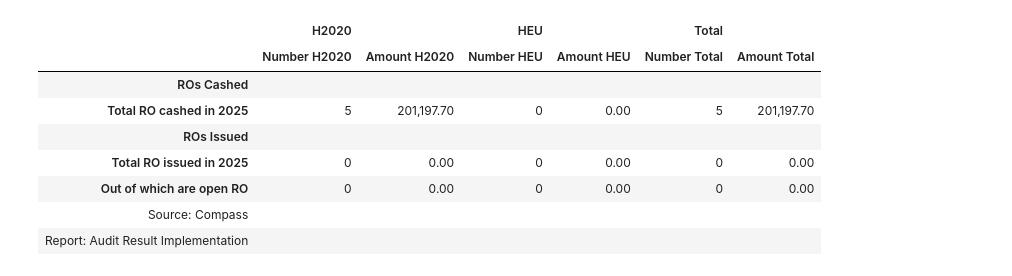
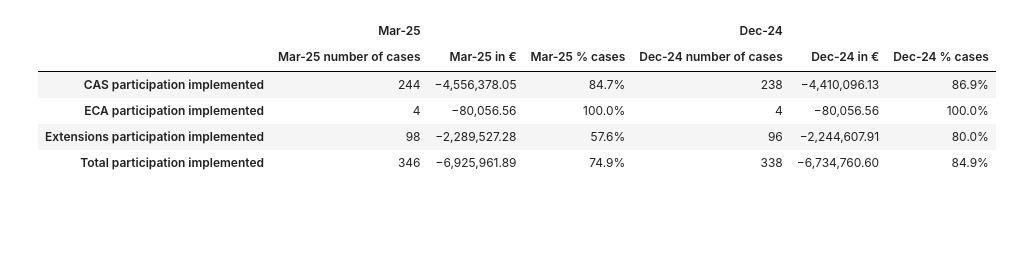
Before and after one commit to vinciliba/QuarterlyReport, a Jupyter notebook: auri.ipynb, the cells around one changed output. Saved outputs shown, nothing was run; the diff lists cells and outputs as text; code cells hidden in the pictures; blank space fills up the shorter version.

```diff
--- a/auri.ipynb
+++ b/auri.ipynb
@@ -1036,15 +935,12 @@ DEBUG:root:Fetched 1676 rows from audit_result_implementation with upload_id 13
 # %%
-tbl6
+tbl5
 # %% [output]
-|  | H2020 |  | HEU |  | Total |  |
-|  | Number H2020 | Amount H2020 | Number HEU | Amount HEU | Number Total | Amount Total |
-| ROs Cashed |  |  |  |  |  |  |
-| Total RO cashed in 2025 | 5 | 201,197.70 | 0 | 0.00 | 5 | 201,197.70 |
-| ROs Issued |  |  |  |  |  |  |
-| Total RO issued in 2025 | 0 | 0.00 | 0 | 0.00 | 0 | 0.00 |
-| Out of which are open RO | 0 | 0.00 | 0 | 0.00 | 0 | 0.00 |
-| Source: Compass |  |  |  |  |  |  |
-| Report: Audit Result Implementation |  |  |  |  |  |  |
+|  | Mar-25 |  |  | Dec-24 |  |  |
+|  | Mar-25 number of cases | Mar-25 in € | Mar-25 % cases | Dec-24 number of cases | Dec-24 in € | Dec-24 % cases |
+| CAS participation implemented | 244 | −4,556,378.05 | 84.7% | 238 | −4,410,096.13 | 86.9% |
+| ECA participation implemented | 4 | −80,056.56 | 100.0% | 4 | −80,056.56 | 100.0% |
+| Extensions participation implemented | 98 | −2,289,527.28 | 57.6% | 96 | −2,244,607.91 | 80.0% |
+| Total participation implemented | 346 | −6,925,961.89 | 74.9% | 338 | −6,734,760.60 | 84.9% |
 # %%
 ro_df = fetch_latest_table_data(db.conn, "c0_ro_yearly_overview", cutoff)
 epoch_year = determine_epoch_year(cutoff)
```
Also changed, not shown: parts of 3 cells of this notebook, 1 other file.
